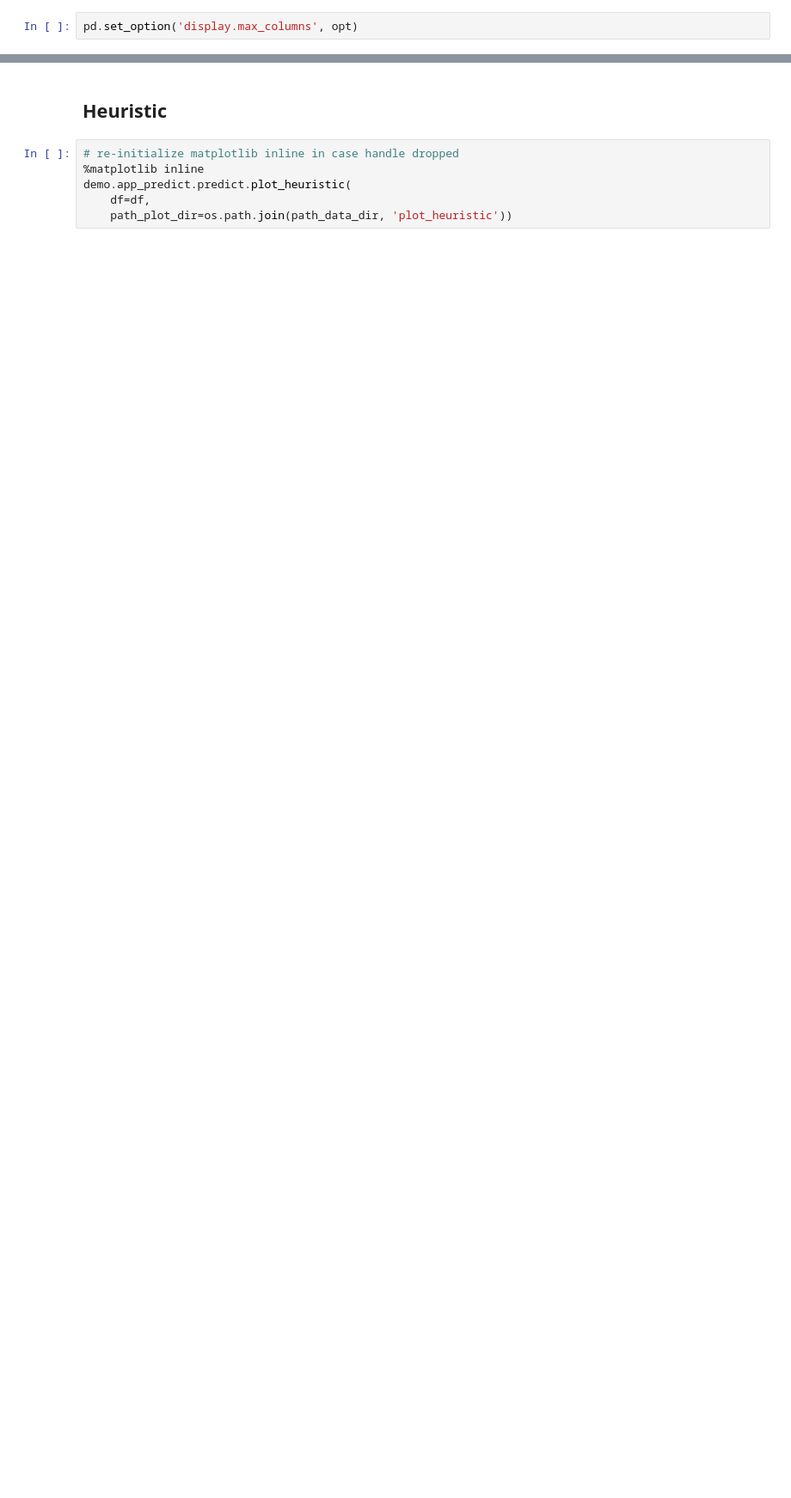
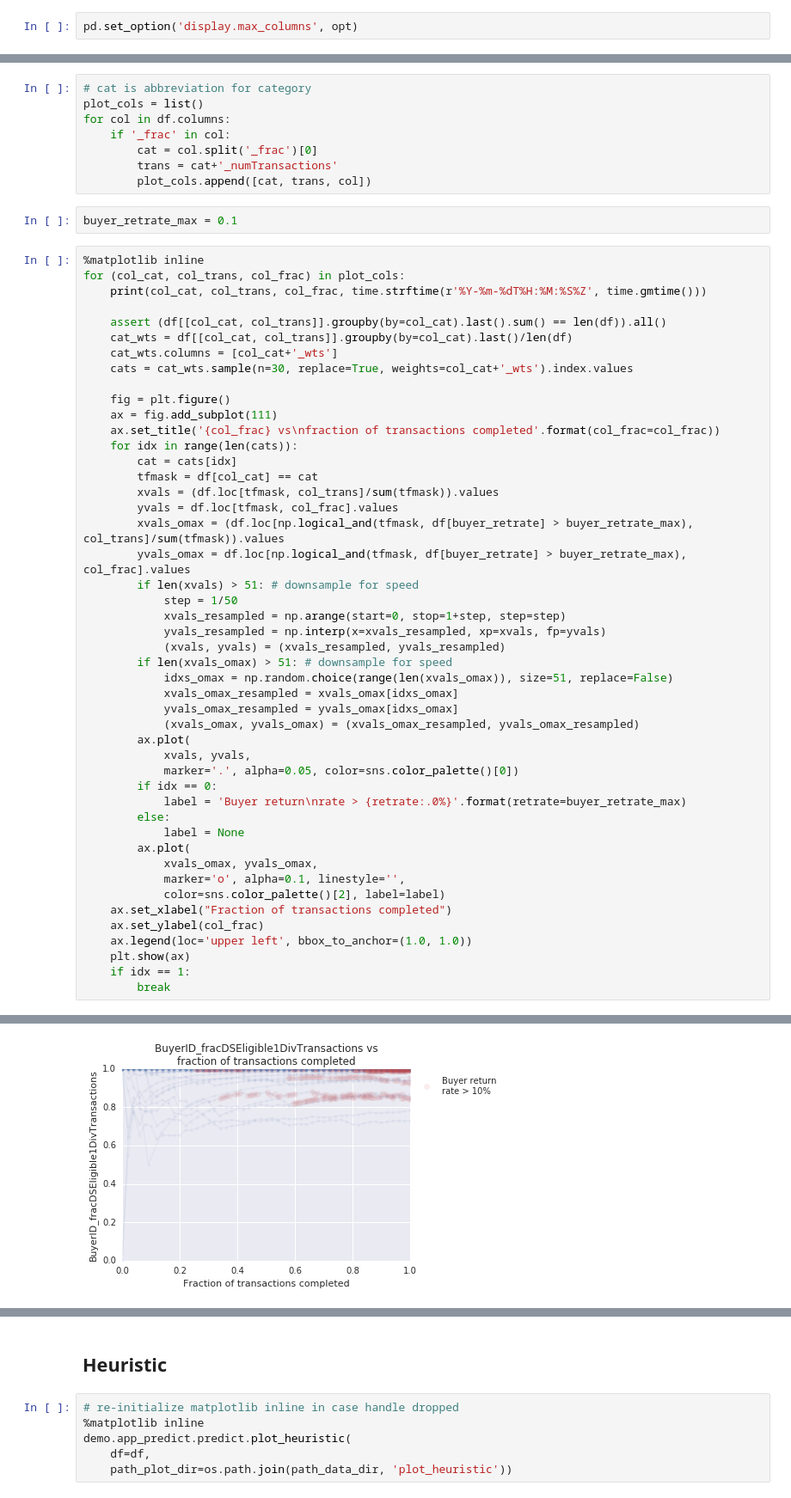
Before and after one commit to stharrold/demo, a Jupyter notebook: demo/app_predict/examples/example_app_predict_dev.ipynb, the cells around one changed output, grey strips where cells are left out. Shown at 86% size. Drawn from its saved outputs; the diff is of its cells as text; blank space fills up the shorter version.

```diff
--- a/demo/app_predict/examples/example_app_predict_dev.ipynb
+++ b/demo/app_predict/examples/example_app_predict_dev.ipynb
@@ -234,0 +329,58 @@ Feature: BuyerID_fracReturned1DivReturnedNotNull
+# %%
+# cat is abbreviation for category
+plot_cols = list()
+for col in df.columns:
+    if '_frac' in col:
+        cat = col.split('_frac')[0]
+        trans = cat+'_numTransactions'
+        plot_cols.append([cat, trans, col])
+# %%
+buyer_retrate_max = 0.1
+# %%
+%matplotlib inline
+for (col_cat, col_trans, col_frac) in plot_cols:
+    print(col_cat, col_trans, col_frac, time.strftime(r'%Y-%m-%dT%H:%M:%S%Z', time.gmtime()))
+
+    assert (df[[col_cat, col_trans]].groupby(by=col_cat).last().sum() == len(df)).all()
+    cat_wts = df[[col_cat, col_trans]].groupby(by=col_cat).last()/len(df)
+    cat_wts.columns = [col_cat+'_wts']
+    cats = cat_wts.sample(n=30, replace=True, weights=col_cat+'_wts').index.values
+
+    fig = plt.figure()
+    ax = fig.add_subplot(111)
+    ax.set_title('{col_frac} vs\nfraction of transactions completed'.format(col_frac=col_frac))
+    for idx in range(len(cats)):
+        cat = cats[idx]
+        tfmask = df[col_cat] == cat
+        xvals = (df.loc[tfmask, col_trans]/sum(tfmask)).values
+        yvals = df.loc[tfmask, col_frac].values
+        xvals_omax = (df.loc[np.logical_and(tfmask, df[buyer_retrate] > buyer_retrate_max), col_trans]/sum(tfmask)).values
+        yvals_omax = df.loc[np.logical_and(tfmask, df[buyer_retrate] > buyer_retrate_max), col_frac].values
+        if len(xvals) > 51: # downsample for speed
+            step = 1/50
+            xvals_resampled = np.arange(start=0, stop=1+step, step=step)
+            yvals_resampled = np.interp(x=xvals_resampled, xp=xvals, fp=yvals)
+            (xvals, yvals) = (xvals_resampled, yvals_resampled)
+        if len(xvals_omax) > 51: # downsample for speed
+            idxs_omax = np.random.choice(range(len(xvals_omax)), size=51, replace=False)
+            xvals_omax_resampled = xvals_omax[idxs_omax]
+            yvals_omax_resampled = yvals_omax[idxs_omax]
+            (xvals_omax, yvals_omax) = (xvals_omax_resampled, yvals_omax_resampled)
+        ax.plot(
+            xvals, yvals,
+            marker='.', alpha=0.05, color=sns.color_palette()[0])
+        if idx == 0:
+            label = 'Buyer return\nrate > {retrate:.0%}'.format(retrate=buyer_retrate_max)
+        else:
+            label = None
+        ax.plot(
+            xvals_omax, yvals_omax,
+            marker='o', alpha=0.1, linestyle='',
+            color=sns.color_palette()[2], label=label)
+    ax.set_xlabel("Fraction of transactions completed")
+    ax.set_ylabel(col_frac)
+    ax.legend(loc='upper left', bbox_to_anchor=(1.0, 1.0))
+    plt.show(ax)
+    if idx == 1:
+        break
+# %% [output]
@@ -234,0 +388 @@ Feature: BuyerID_fracReturned1DivReturnedNotNull
+[figure, added]
```
Also changed, not shown: parts of 13 cells of this notebook, 1 other file.
